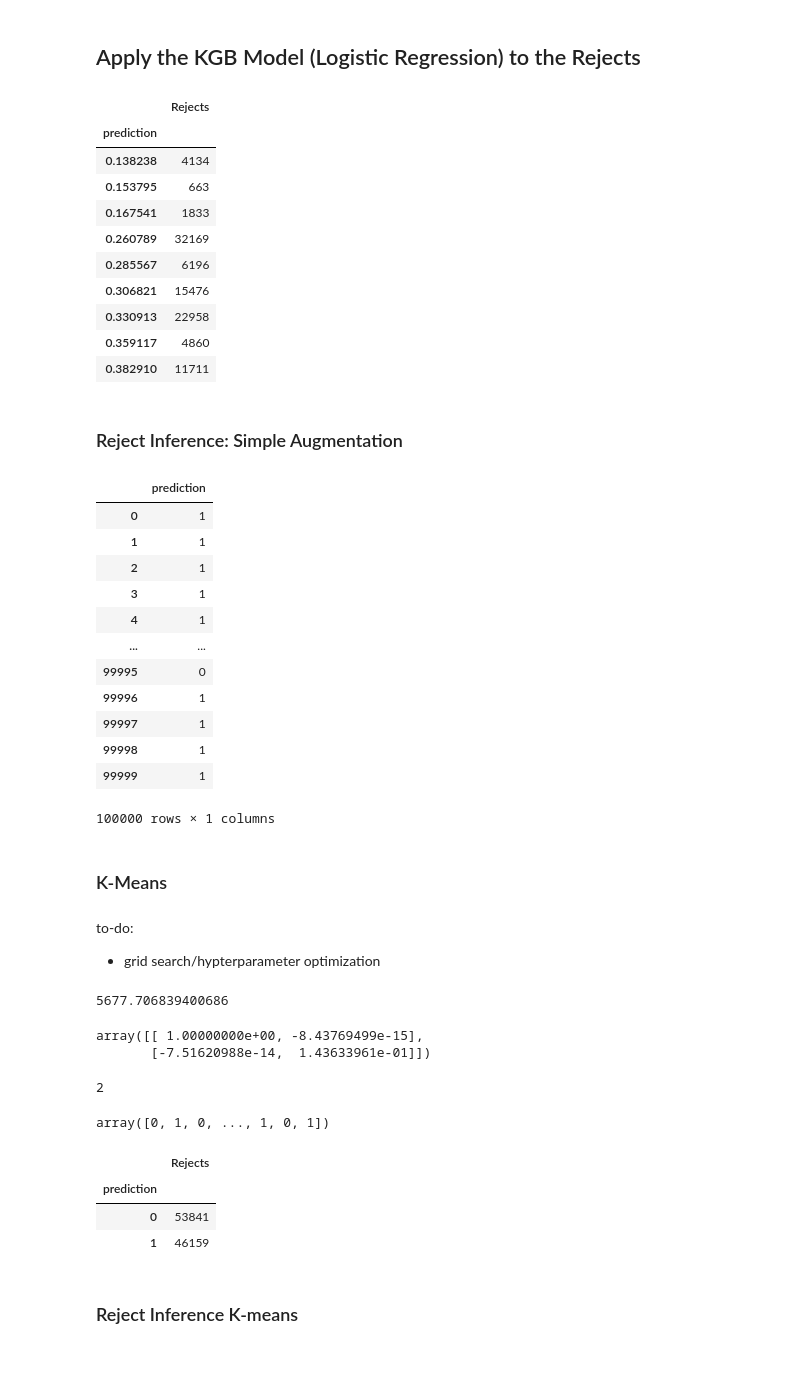
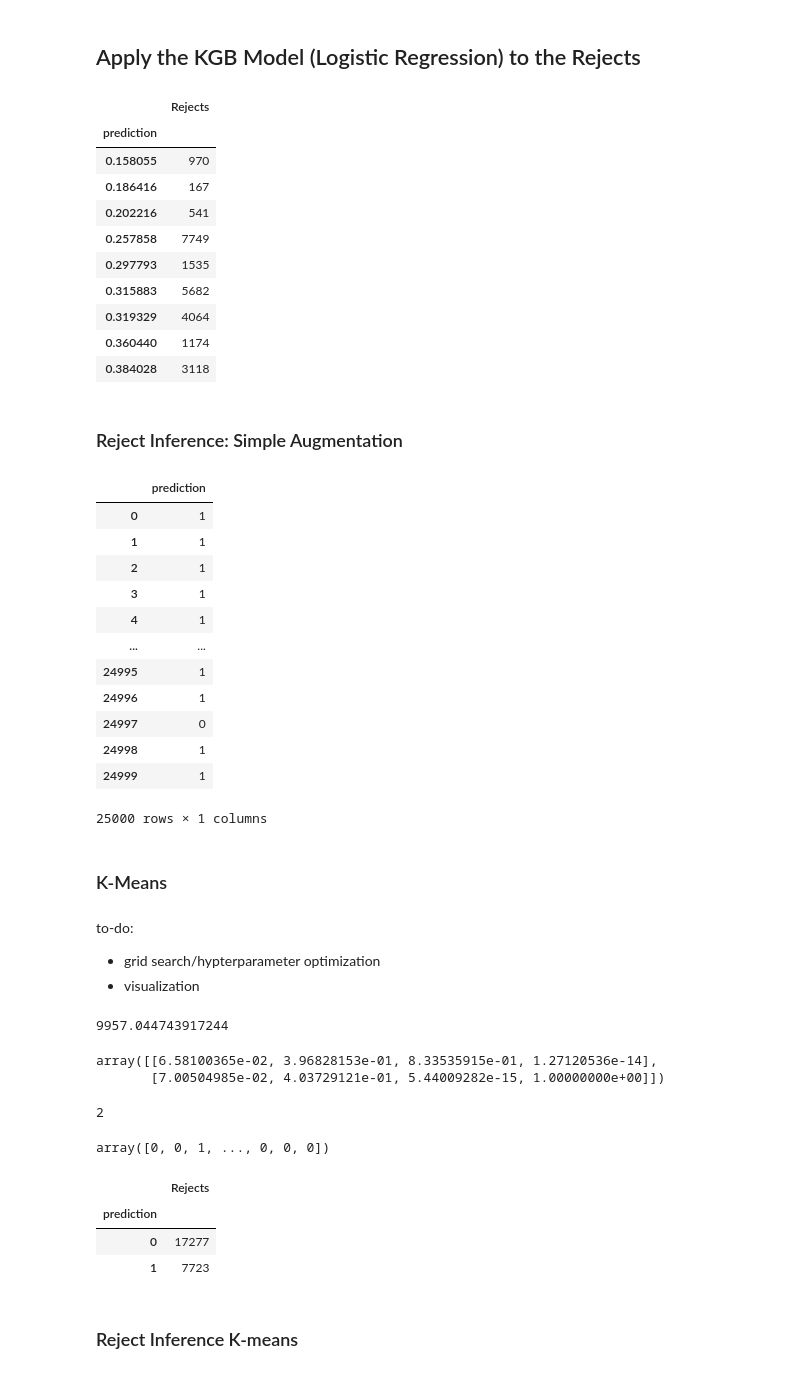
Before and after one commit to AnnaMariaAngelova/Reject_Inference, a Jupyter notebook: RI.ipynb, the cells around one changed output. Drawn from its saved outputs; the diff is of its cells as text; code cells hidden in the pictures.

```diff
--- a/RI.ipynb
+++ b/RI.ipynb
@@ -45,7 +45,7 @@ rejected = pd.read_csv("rejected_2007_to_2018Q4.csv", low_memory=False)
 ## KGB Model
 # %%
 # Sample 100k obs. for easy processing
-accepted_small = accepted.sample(n=100000, random_state=7)
+accepted_small = accepted.sample(n=25000, random_state=7)
 accepted_small.reset_index(drop=True, inplace=True)
 # %%
 # Create Default Flag
@@ -317,7 +311,7 @@ df_out4
 ## Apply the KGB Model (Logistic Regression) to the Rejects
 # %%
 # Sampling
-rejected_small = rejected.sample(n=100000, random_state=7)
+rejected_small = rejected.sample(n=25000, random_state=7)
 rejected_small.reset_index(drop=True, inplace=True)
 rejected_small.rename(columns={"Amount Requested": "loan_amnt"}, inplace=True)
 rejected_small.rename(columns={"State": "addr_state"}, inplace=True)
@@ -357,15 +351,15 @@ df_pred_rej.groupby(["prediction"]).count()
 # %% [output]
 |  | Rejects |
 | prediction |  |
-| 0.138238 | 4134 |
-| 0.153795 | 663 |
-| 0.167541 | 1833 |
-| 0.260789 | 32169 |
-| 0.285567 | 6196 |
-| 0.306821 | 15476 |
-| 0.330913 | 22958 |
-| 0.359117 | 4860 |
-| 0.382910 | 11711 |
+| 0.158055 | 970 |
+| 0.186416 | 167 |
+| 0.202216 | 541 |
+| 0.257858 | 7749 |
+| 0.297793 | 1535 |
+| 0.315883 | 5682 |
+| 0.319329 | 4064 |
+| 0.360440 | 1174 |
+| 0.384028 | 3118 |
 # %% [markdown]
 ### Reject Inference: Simple Augmentation
 # %%
@@ -386,30 +380,31 @@ ri1
 | 3 | 1 |
 | 4 | 1 |
 | ... | ... |
-| 99995 | 0 |
-| 99996 | 1 |
-| 99997 | 1 |
-| 99998 | 1 |
-| 99999 | 1 |
+| 24995 | 1 |
+| 24996 | 1 |
+| 24997 | 0 |
+| 24998 | 1 |
+| 24999 | 1 |
-100000 rows × 1 columns
+25000 rows × 1 columns
 # %% [markdown]
 ### K-Means
 # %% [markdown]
 to-do:
 - grid search/hypterparameter optimization
+- visualization
 # %%
 kmeans = KMeans(init="random", n_clusters=2, n_init=10, max_iter=300, random_state=7)
 # %%
-kmodel = kmeans.fit(dfr3)
+kmodel = kmeans.fit(dfr2)
 # %%
 kmeans.inertia_
 # %% [output]
-5677.706839400686
+9957.044743917244
 # %%
 kmeans.cluster_centers_
 # %% [output]
-array([[ 1.00000000e+00, -8.43769499e-15],
-       [-7.51620988e-14,  1.43633961e-01]])
+array([[6.58100365e-02, 3.96828153e-01, 8.33535915e-01, 1.27120536e-14],
+       [7.00504985e-02, 4.03729121e-01, 5.44009282e-15, 1.00000000e+00]])
 # %%
 kmeans.n_iter_
 # %% [output]
@@ -417,22 +412,22 @@ kmeans.n_iter_
 # %%
 kmeans.labels_
 # %% [output]
-array([0, 1, 0, ..., 1, 0, 1])
+array([0, 0, 1, ..., 0, 0, 0])
 # %%
 # Predictions
 rej_test_predictions_kmeans = kmeans.labels_
 df_pred_rej_kmeans = pd.DataFrame(
     data=rej_test_predictions_kmeans, columns=["prediction"]
 )
 df_pred_rej_kmeans["Rejects"] = df_pred_rej_kmeans.groupby("prediction")[
     "prediction"
 ].transform("count")
-#df_pred_rej_kmeans.groupby(["prediction"]).count()
+df_pred_rej_kmeans.groupby(["prediction"]).count()
 # %% [output]
 |  | Rejects |
 | prediction |  |
-| 0 | 53841 |
-| 1 | 46159 |
+| 0 | 17277 |
+| 1 | 7723 |
 # %% [markdown]
 ### Reject Inference K-means
 # %%
```
Also changed, not shown: parts of 20 cells of this notebook.
